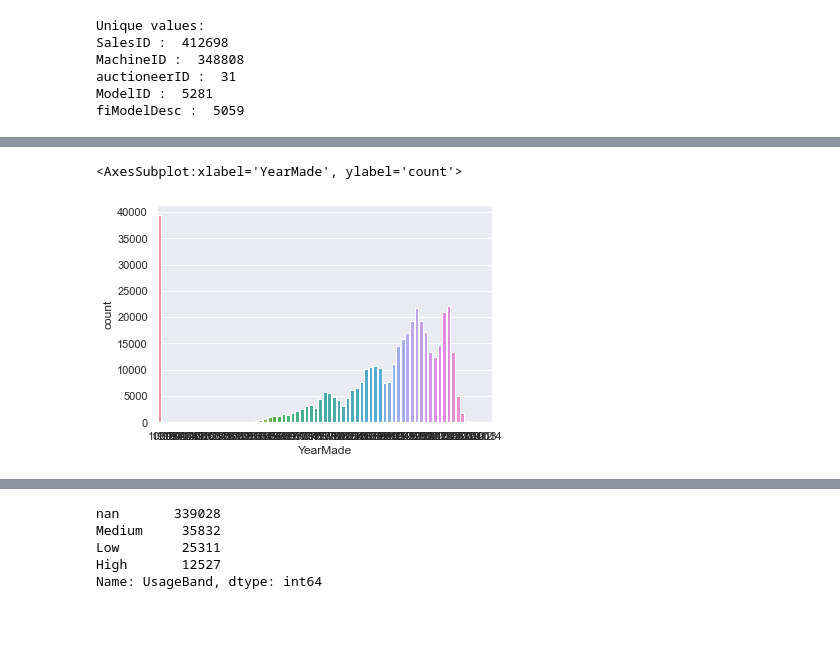
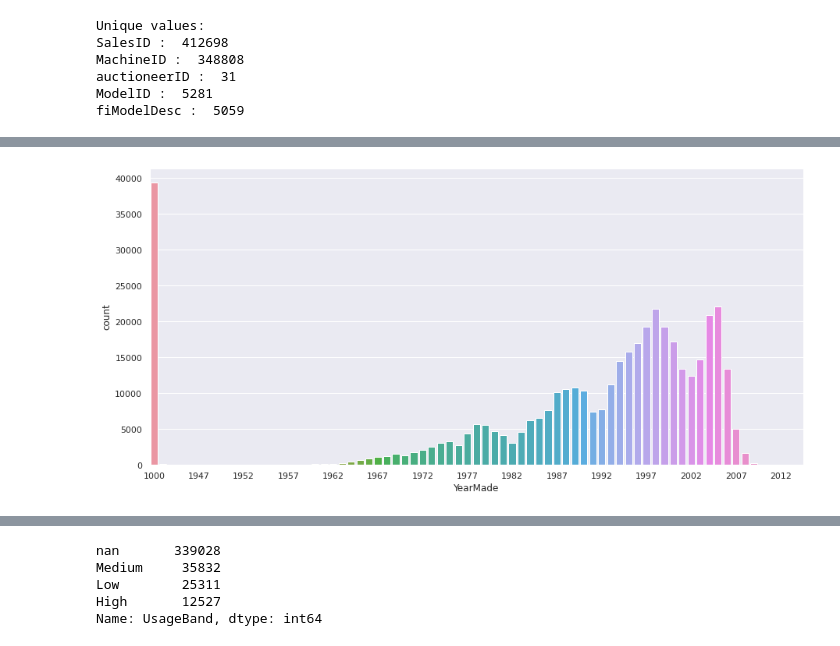
Before and after one commit to katarinagresova/M7DataSP_2020, a Jupyter notebook: assignment_10/blue_book_for_bulldozers.ipynb, the cells around one changed output, grey strips where cells are left out. Saved outputs shown, nothing was run; the diff lists cells and outputs as text; code cells hidden in the pictures; blank space fills up the shorter version.

```diff
--- a/assignment_10/blue_book_for_bulldozers.ipynb
+++ b/assignment_10/blue_book_for_bulldozers.ipynb
@@ -130,6 +130,9 @@ sns.histplot(bulldozers_y)
-# %%
-sns.countplot(data=bulldozers_X, x="YearMade", ) #TODO upravit x os
-# %% [output]
-<AxesSubplot:xlabel='YearMade', ylabel='count'>
-[figure, removed]
+# %%
+plt.figure(figsize=(15,7))
+plot = sns.countplot(data=bulldozers_X, x="YearMade", )
+new_ticks = [i.get_text() for i in plot.get_xticklabels()]
+plt.xticks(range(0, len(new_ticks), 5), new_ticks[::5])
+None
+# %% [output]
+[figure, added]
 # %%
```
Also changed, not shown: parts of 3 cells of this notebook.
